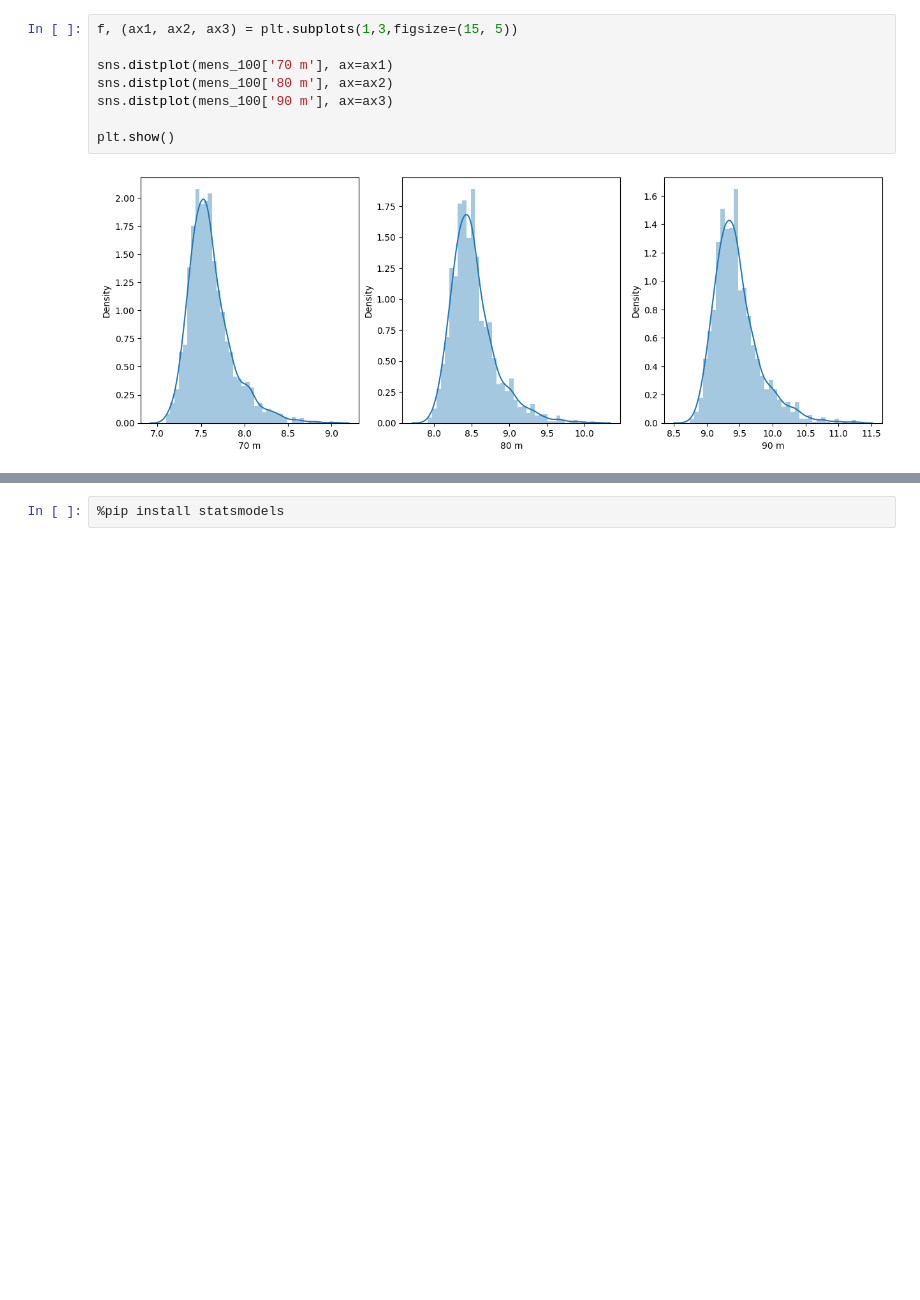
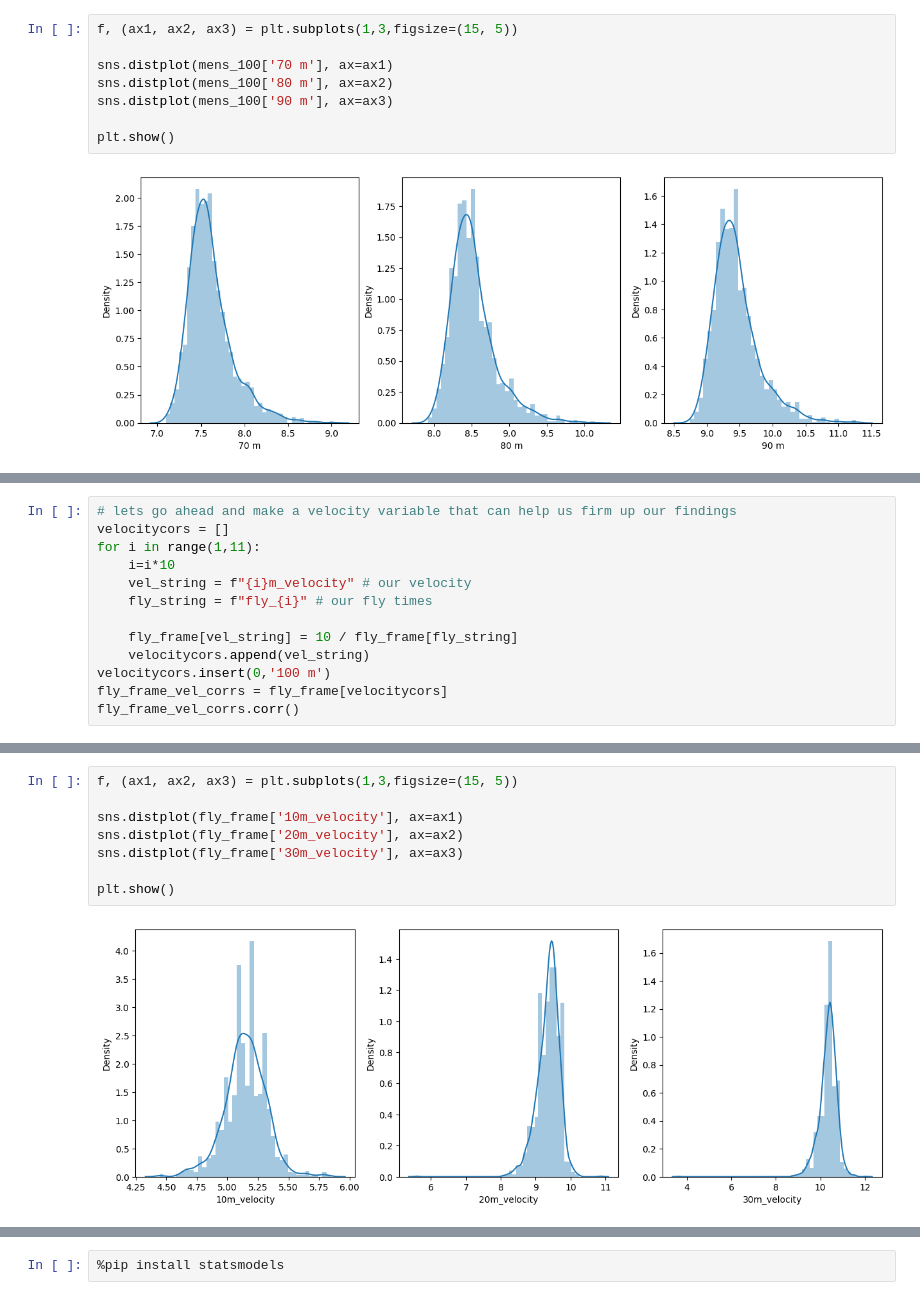
Before and after one commit to edrapac/TrackAndFieldAnalytics, a Jupyter notebook: TrackAnalytics.ipynb, the cells around one changed output, grey strips where cells are left out. Drawn from its saved outputs; the diff is of its cells as text; blank space fills up the shorter version.

```diff
--- a/TrackAnalytics.ipynb
+++ b/TrackAnalytics.ipynb
@@ -235,0 +223,13 @@ fly_frame_corrs.corr()
+# %%
+# lets go ahead and make a velocity variable that can help us firm up our findings
+velocitycors = []
+for i in range(1,11):
+    i=i*10
+    vel_string = f"{i}m_velocity" # our velocity
+    fly_string = f"fly_{i}" # our fly times
+
+    fly_frame[vel_string] = 10 / fly_frame[fly_string]
+    velocitycors.append(vel_string)
+velocitycors.insert(0,'100 m')
+fly_frame_vel_corrs = fly_frame[velocitycors]
+fly_frame_vel_corrs.corr()
@@ -235,0 +249,10 @@ fly_frame_corrs.corr()
+# %%
+f, (ax1, ax2, ax3) = plt.subplots(1,3,figsize=(15, 5))
+
+sns.distplot(fly_frame['10m_velocity'], ax=ax1)
+sns.distplot(fly_frame['20m_velocity'], ax=ax2)
+sns.distplot(fly_frame['30m_velocity'], ax=ax3)
+
+plt.show()
+# %% [output]
+[figure, added]
```
Also changed, not shown: parts of 17 cells of this notebook.
